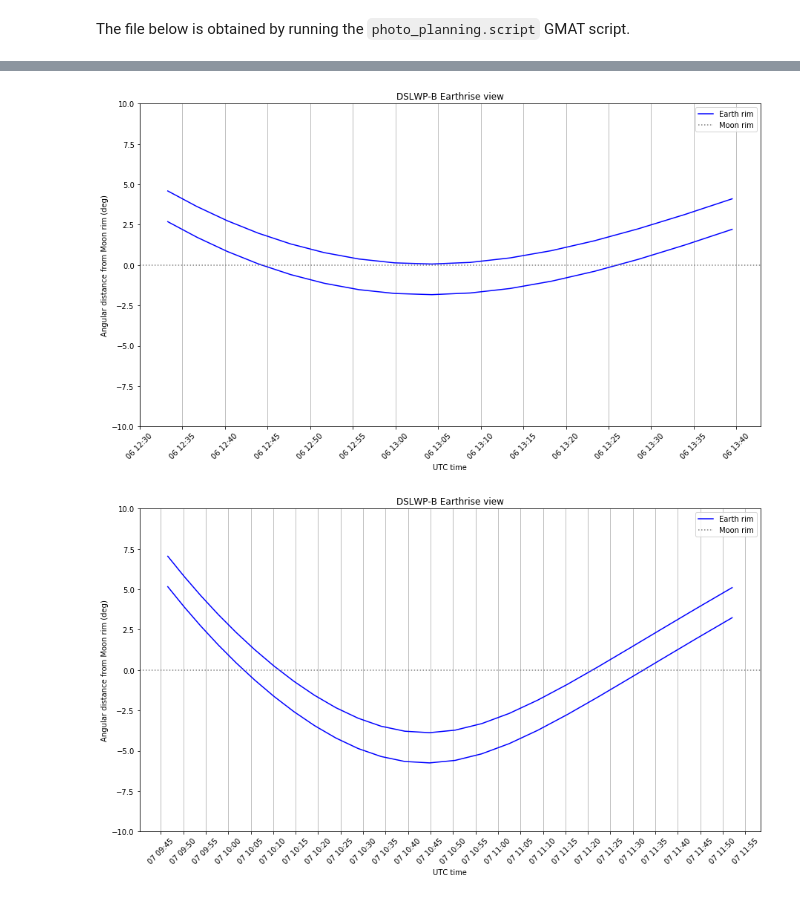
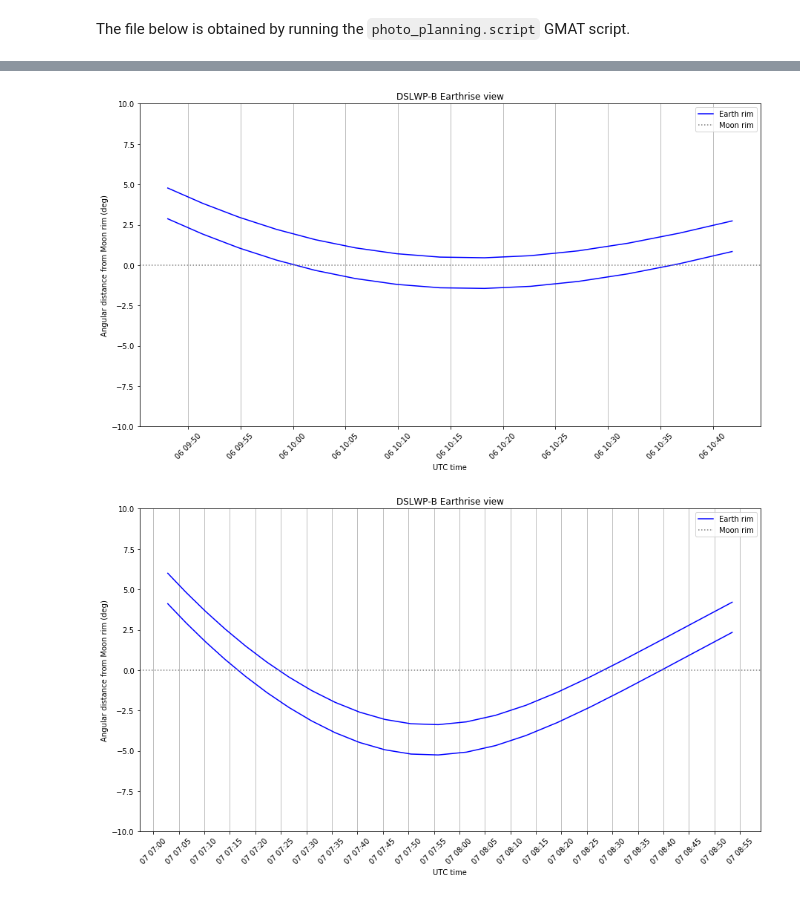
Before and after one commit to daniestevez/jupyter_notebooks, a Jupyter notebook: dslwp/DSLWP-B camera view.ipynb, the cells around one changed output, grey strips where cells are left out. Drawn from its saved outputs; the diff is of its cells as text; code cells hidden in the pictures.

```diff
--- a/dslwp/DSLWP-B camera view.ipynb
+++ b/dslwp/DSLWP-B camera view.ipynb
@@ -111,8 +111,8 @@ plot_earthrise()
 # %%
-plot_earthrise(Time('2018-11-06 12:30'), Time('2018-11-06 13:45'), both_edges = True)
+plot_earthrise(Time('2018-11-06 09:45'), Time('2018-11-06 10:45'), both_edges = True)
 # %% [output]
-[figure, old version]
+[figure, new version]
 # %%
-plot_earthrise(Time('2018-11-07 09:45'), Time('2018-11-07 12:00'), both_edges = True)
+plot_earthrise(Time('2018-11-07 07:00'), Time('2018-11-07 09:00'), both_edges = True)
 # %% [output]
-[figure, old version]
+[figure, new version]
```
Also changed, not shown: parts of 5 cells of this notebook, 2 other files.
